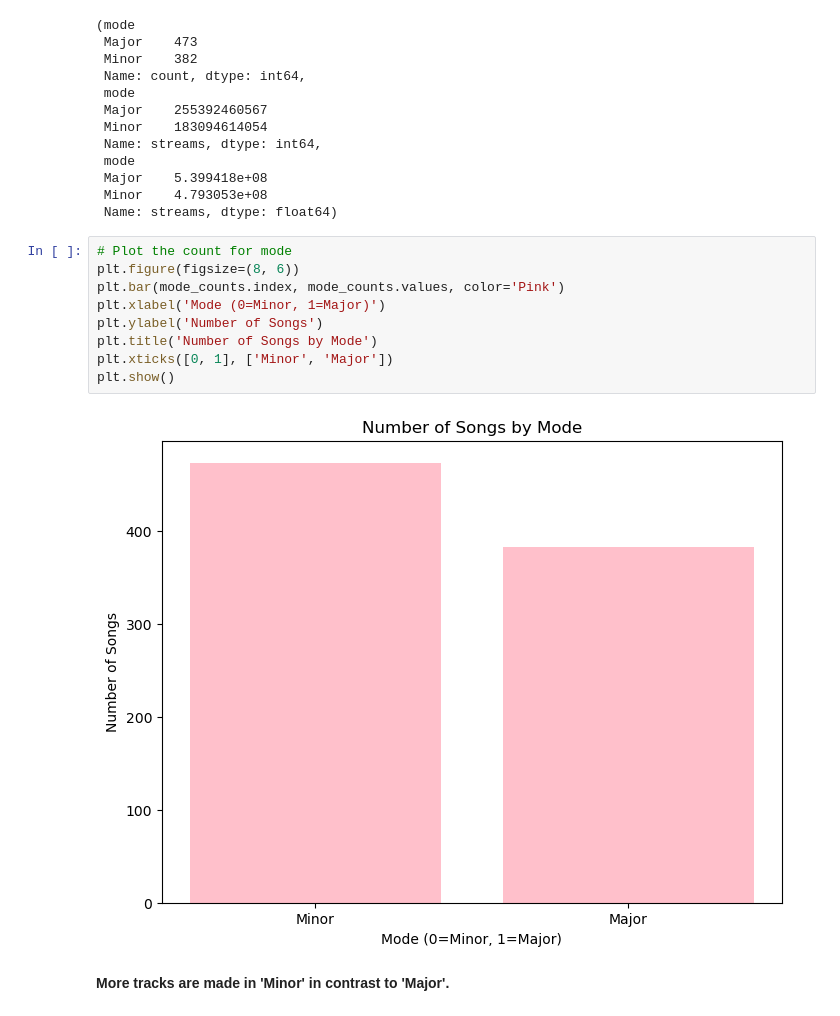
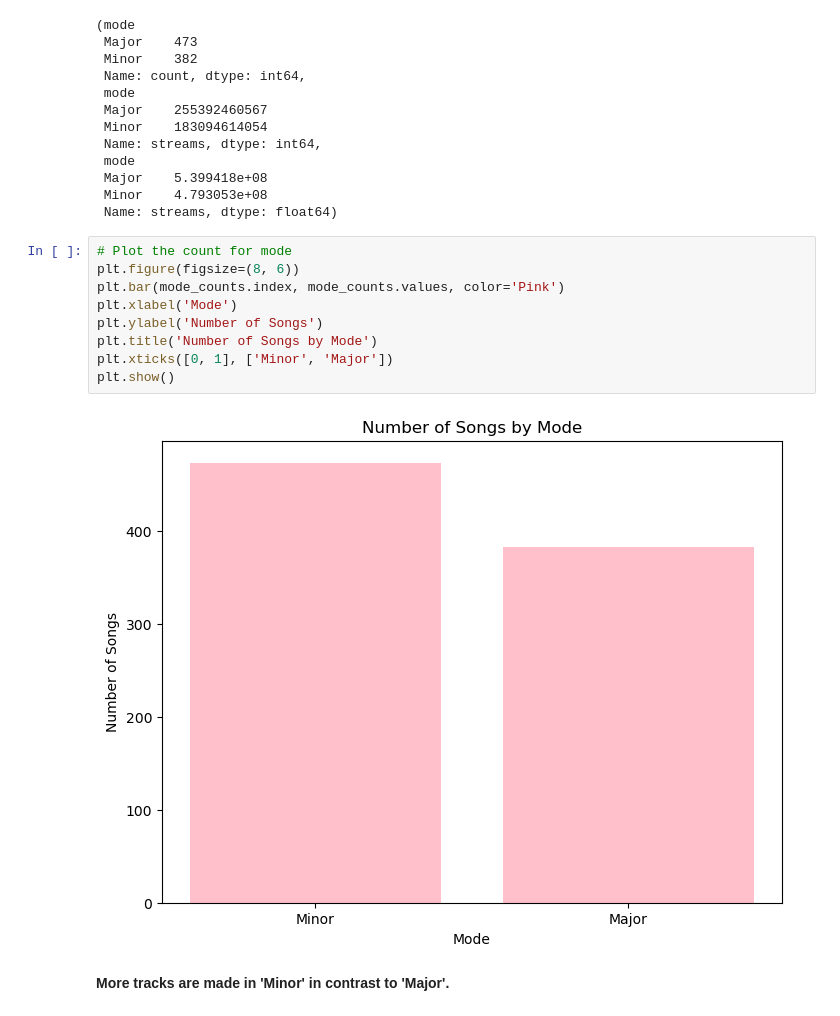
Before and after one commit to robss1130/ECE2112-Python-Exploratory_Data_Analysis, a Jupyter notebook: EDA_Spotify2023.ipynb, the cells around one changed output. Drawn from its saved outputs; the diff is of its cells as text.

```diff
--- a/EDA_Spotify2023.ipynb
+++ b/EDA_Spotify2023.ipynb
@@ -582,14 +582,14 @@ mode_counts, mode_total_streams, mode_mean_streams
 # %%
 # Plot the count for mode
 plt.figure(figsize=(8, 6))
 plt.bar(mode_counts.index, mode_counts.values, color='Pink')
-plt.xlabel('Mode (0=Minor, 1=Major)')
+plt.xlabel('Mode')
 plt.ylabel('Number of Songs')
 plt.title('Number of Songs by Mode')
 plt.xticks([0, 1], ['Minor', 'Major'])
 plt.show()
 # %% [output]
-[figure, old version]
+[figure, new version]
 # %% [markdown]
 **More tracks are made in 'Minor' in contrast to 'Major'.**
 # %%
```
Also changed, not shown: parts of 1 cell of this notebook.
